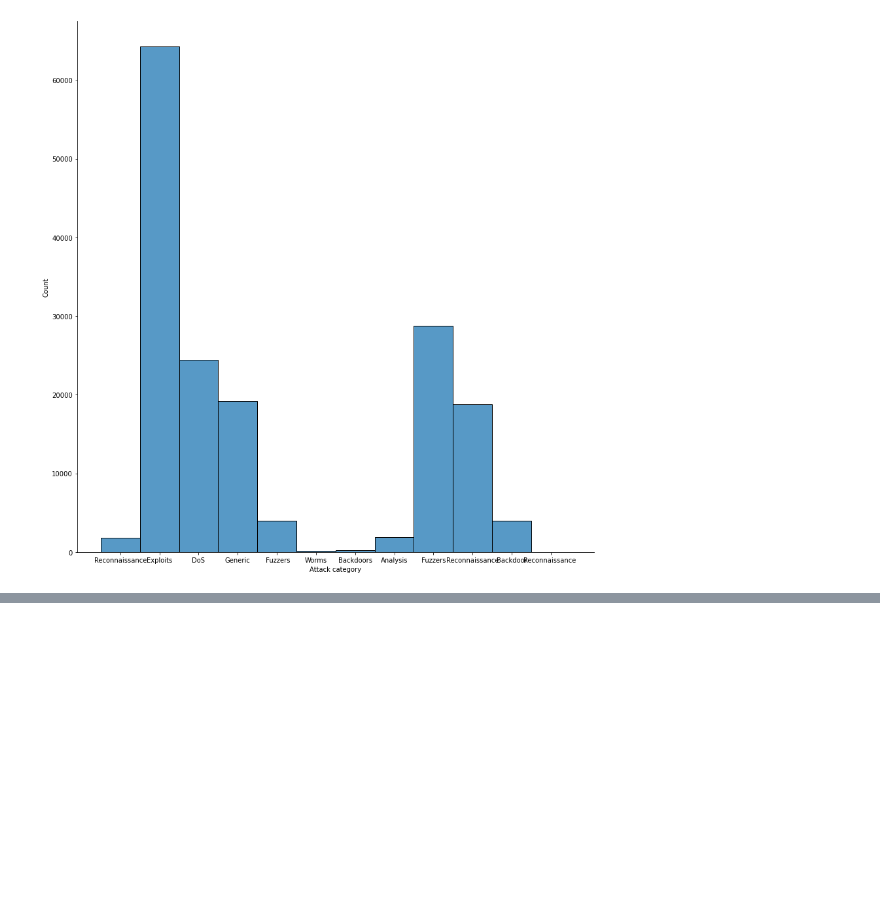
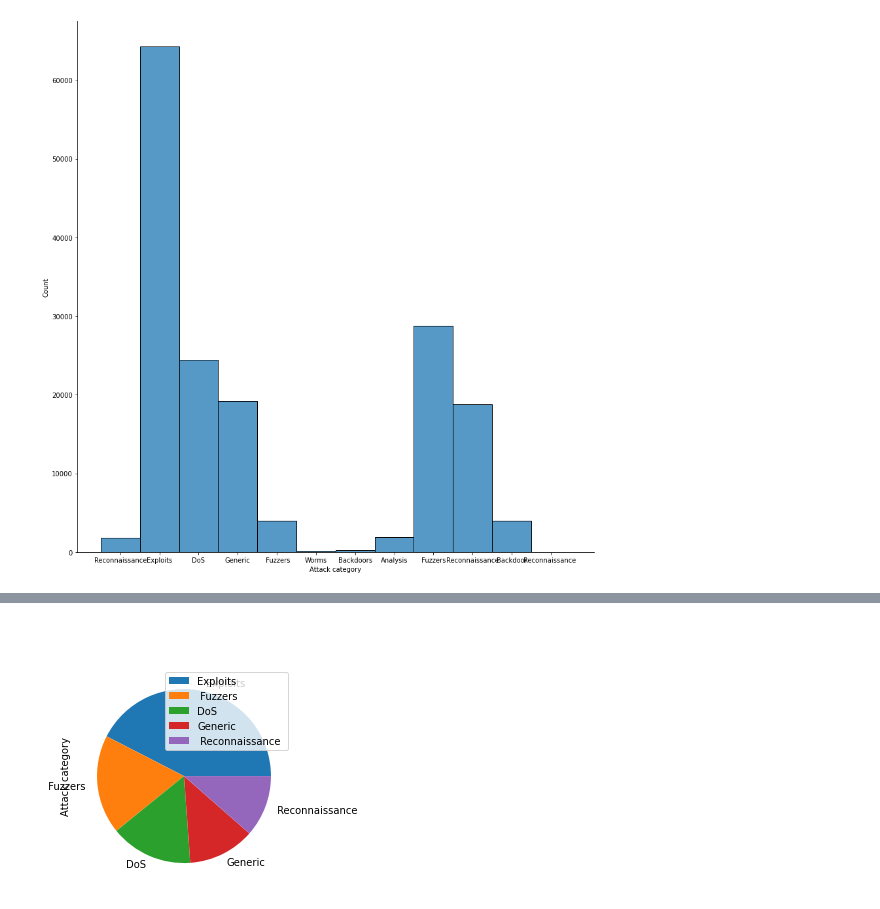
Before and after one commit to abbesdjilali/python_EDA, a Jupyter notebook: projet_facultatif/cybersecurity_attacks.ipynb, the cells around one changed output, grey strips where cells are left out. Cells and saved outputs as stored; diff of their text form; code cells hidden in the pictures; blank space fills up the shorter version.

```diff
--- a/projet_facultatif/cybersecurity_attacks.ipynb
+++ b/projet_facultatif/cybersecurity_attacks.ipynb
@@ -91,0 +118,9 @@ Dans ce graphique on remarque que les attaques la categorie d'attaque la plus ut
+# %% [markdown]
+###
+# %%
+#afficher le top 5 des attques
+top5=pd.DataFrame(df['Attack category'].value_counts())[:5]
+top5.plot(kind='pie', subplots=True)
+plt.show()
+# %% [output]
+[figure, added]
```
Also changed, not shown: parts of 6 cells of this notebook.
